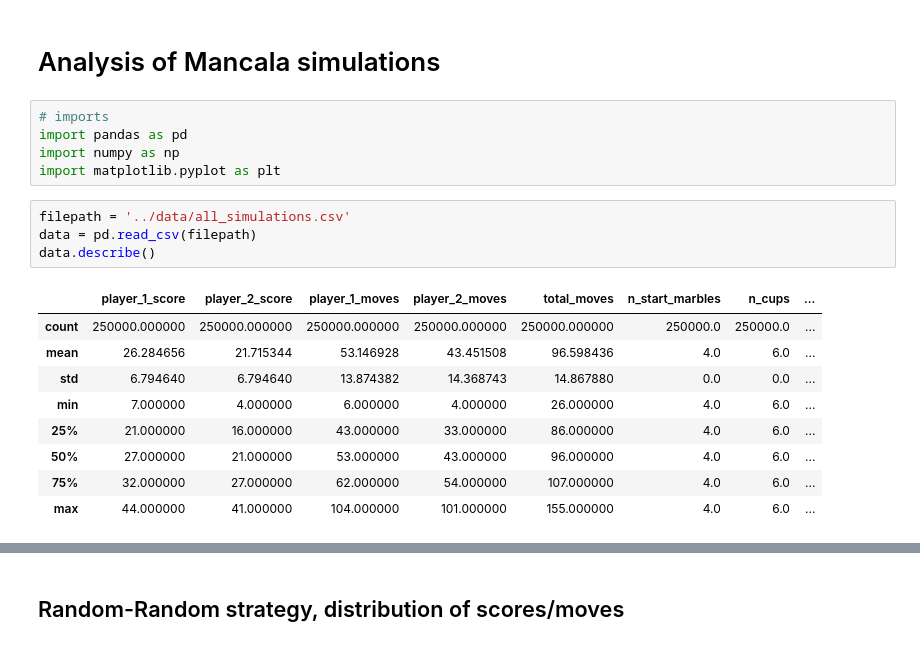
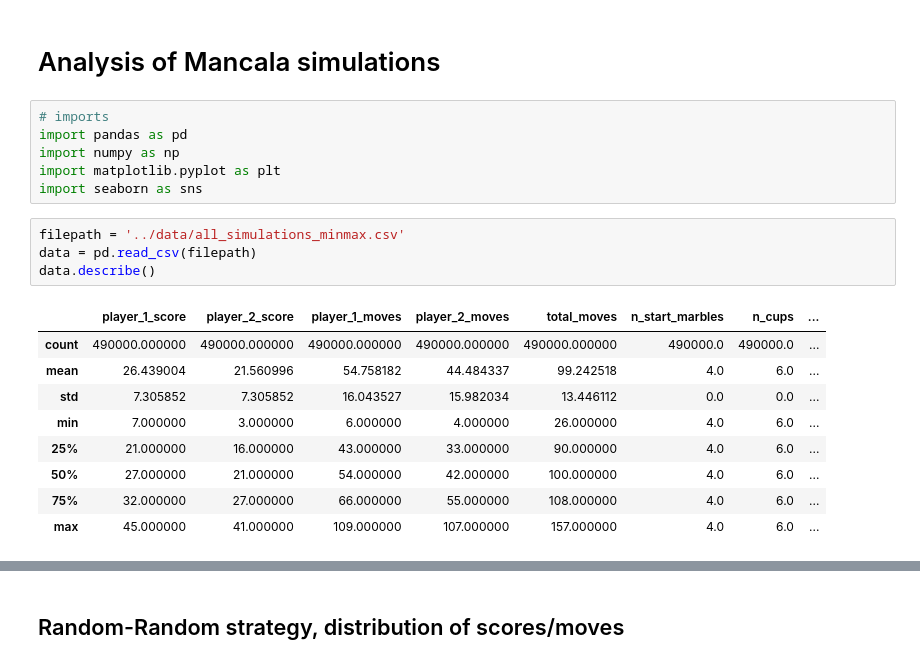
Before and after one commit to sdysch/mancala, a Jupyter notebook: analysis/plots.ipynb, the cells around one changed output, grey strips where cells are left out. Cells and saved outputs as stored; diff of their text form.

```diff
--- a/analysis/plots.ipynb
+++ b/analysis/plots.ipynb
@@ -5,17 +5,18 @@
 import pandas as pd
 import numpy as np
 import matplotlib.pyplot as plt
+import seaborn as sns
 # %%
-filepath = '../data/all_simulations.csv'
+filepath = '../data/all_simulations_minmax.csv'
 data = pd.read_csv(filepath)
 data.describe()
 # %% [output]
 |  | player_1_score | player_2_score | player_1_moves | player_2_moves | total_moves | n_start_marbles | n_cups | ... |
-| count | 250000.000000 | 250000.000000 | 250000.000000 | 250000.000000 | 250000.000000 | 250000.0 | 250000.0 | ... |
-| mean | 26.284656 | 21.715344 | 53.146928 | 43.451508 | 96.598436 | 4.0 | 6.0 | ... |
-| std | 6.794640 | 6.794640 | 13.874382 | 14.368743 | 14.867880 | 0.0 | 0.0 | ... |
-| min | 7.000000 | 4.000000 | 6.000000 | 4.000000 | 26.000000 | 4.0 | 6.0 | ... |
-| 25% | 21.000000 | 16.000000 | 43.000000 | 33.000000 | 86.000000 | 4.0 | 6.0 | ... |
-| 50% | 27.000000 | 21.000000 | 53.000000 | 43.000000 | 96.000000 | 4.0 | 6.0 | ... |
-| 75% | 32.000000 | 27.000000 | 62.000000 | 54.000000 | 107.000000 | 4.0 | 6.0 | ... |
-| max | 44.000000 | 41.000000 | 104.000000 | 101.000000 | 155.000000 | 4.0 | 6.0 | ... |
+| count | 490000.000000 | 490000.000000 | 490000.000000 | 490000.000000 | 490000.000000 | 490000.0 | 490000.0 | ... |
+| mean | 26.439004 | 21.560996 | 54.758182 | 44.484337 | 99.242518 | 4.0 | 6.0 | ... |
+| std | 7.305852 | 7.305852 | 16.043527 | 15.982034 | 13.446112 | 0.0 | 0.0 | ... |
+| min | 7.000000 | 3.000000 | 6.000000 | 4.000000 | 26.000000 | 4.0 | 6.0 | ... |
+| 25% | 21.000000 | 16.000000 | 43.000000 | 33.000000 | 90.000000 | 4.0 | 6.0 | ... |
+| 50% | 27.000000 | 21.000000 | 54.000000 | 42.000000 | 100.000000 | 4.0 | 6.0 | ... |
+| 75% | 32.000000 | 27.000000 | 66.000000 | 55.000000 | 108.000000 | 4.0 | 6.0 | ... |
+| max | 45.000000 | 41.000000 | 109.000000 | 107.000000 | 157.000000 | 4.0 | 6.0 | ... |
```
Also changed, not shown: parts of 6 cells of this notebook, 2 other files.
